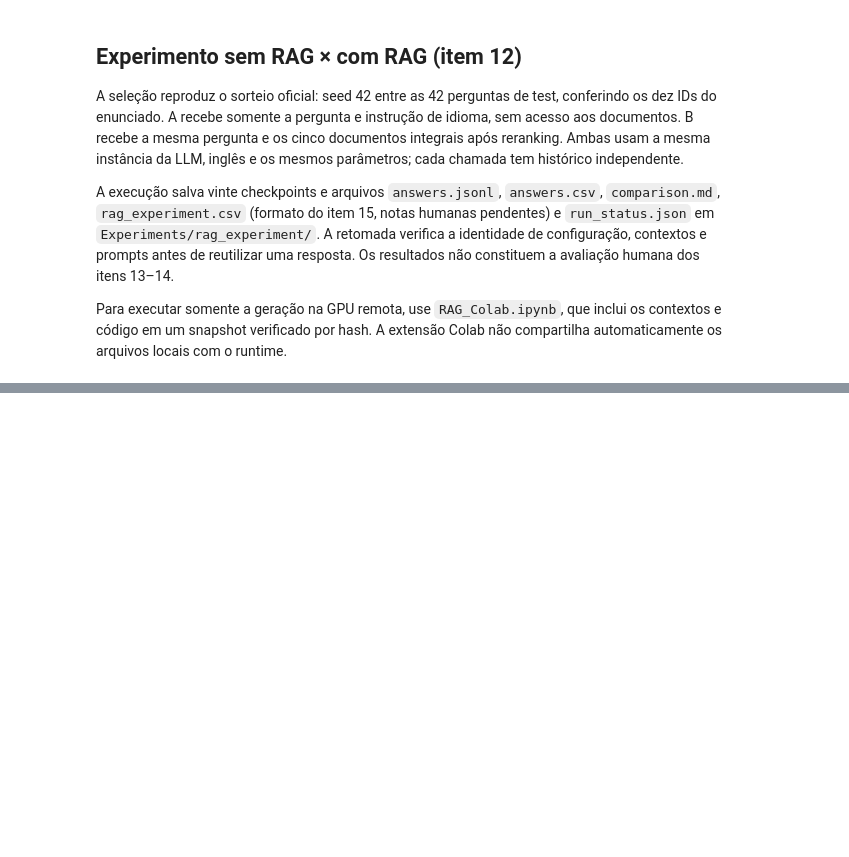
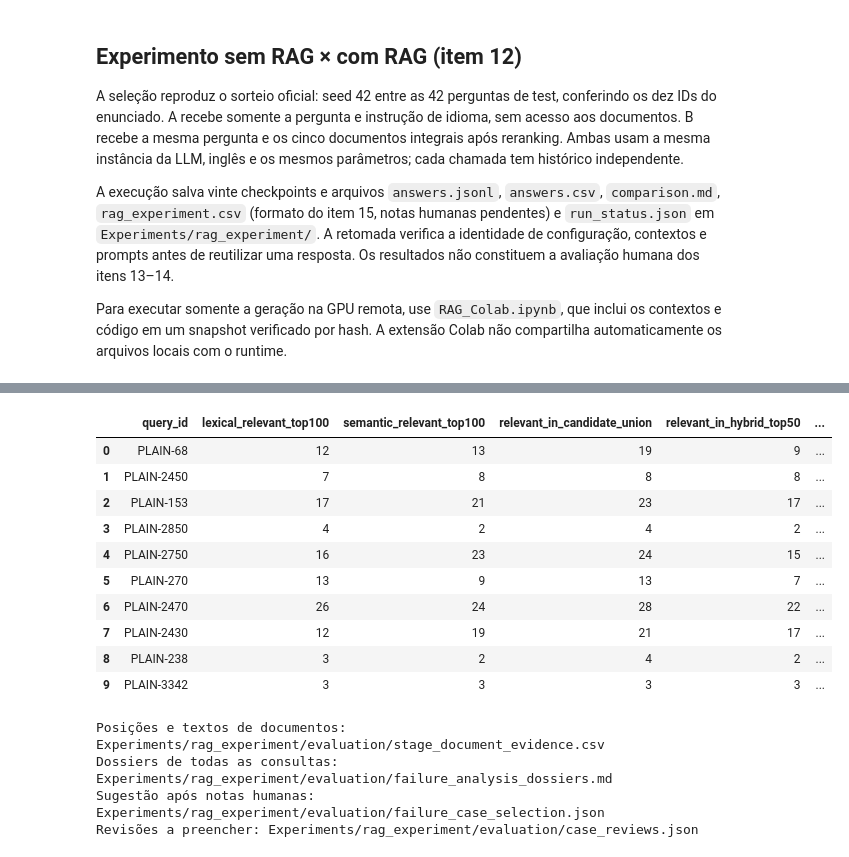
Before and after one commit to ArthurTRamos/Trabalho-Modelos-Semanticos-RI, a Jupyter notebook: Trabalho2.ipynb, the cells around one changed output, grey strips where cells are left out. Cells and saved outputs as stored; diff of their text form; code cells hidden in the pictures; blank space fills up the shorter version.

```diff
--- a/Trabalho2.ipynb
+++ b/Trabalho2.ipynb
@@ -503,0 +708,27 @@ display(pd.DataFrame(rag_paired_answers)[[
+# %%
+stage_diagnostics = rag_evaluation['diagnostics']
+display(stage_diagnostics['summary'][[
+    'query_id', 'lexical_relevant_top100', 'semantic_relevant_top100',
+    'relevant_in_candidate_union', 'relevant_in_hybrid_top50',
+    'relevant_in_hybrid_top5', 'relevant_in_context',
+]])
+print('Posições e textos de documentos:', RAG_EVALUATION_DIR / 'stage_document_evidence.csv')
+print('Dossiers de todas as consultas:', RAG_EVALUATION_DIR / 'failure_analysis_dossiers.md')
+print('Sugestão após notas humanas:', RAG_EVALUATION_DIR / 'failure_case_selection.json')
+print('Revisões a preencher:', RAG_EVALUATION_DIR / 'case_reviews.json')
+# %% [output]
+|  | query_id | lexical_relevant_top100 | semantic_relevant_top100 | relevant_in_candidate_union | relevant_in_hybrid_top50 | ... |
+| 0 | PLAIN-68 | 12 | 13 | 19 | 9 | ... |
+| 1 | PLAIN-2450 | 7 | 8 | 8 | 8 | ... |
+| 2 | PLAIN-153 | 17 | 21 | 23 | 17 | ... |
+| 3 | PLAIN-2850 | 4 | 2 | 4 | 2 | ... |
+| 4 | PLAIN-2750 | 16 | 23 | 24 | 15 | ... |
+| 5 | PLAIN-270 | 13 | 9 | 13 | 7 | ... |
+| 6 | PLAIN-2470 | 26 | 24 | 28 | 22 | ... |
+| 7 | PLAIN-2430 | 12 | 19 | 21 | 17 | ... |
+| 8 | PLAIN-238 | 3 | 2 | 4 | 2 | ... |
+| 9 | PLAIN-3342 | 3 | 3 | 3 | 3 | ... |
+Posições e textos de documentos: Experiments/rag_experiment/evaluation/stage_document_evidence.csv
+Dossiers de todas as consultas: Experiments/rag_experiment/evaluation/failure_analysis_dossiers.md
+Sugestão após notas humanas: Experiments/rag_experiment/evaluation/failure_case_selection.json
+Revisões a preencher: Experiments/rag_experiment/evaluation/case_reviews.json
```
Also changed, not shown: parts of 22 cells of this notebook, 11 other files.
